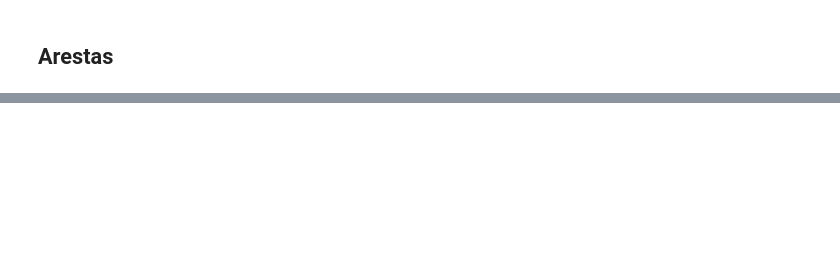
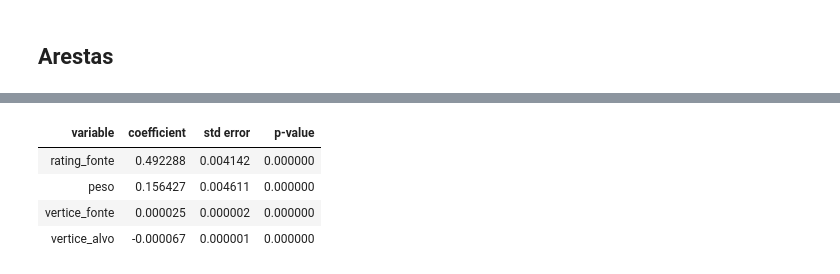
Before and after one commit to JorasOliveira/projeto_redesoc, a Jupyter notebook: projeto.ipynb, the cells around one changed output, grey strips where cells are left out. Drawn from its saved outputs; the diff is of its cells as text; code cells hidden in the pictures; blank space fills up the shorter version.

```diff
--- a/projeto.ipynb
+++ b/projeto.ipynb
@@ -139,0 +283,9 @@ gt_save(g, 'best-books-ever.net.gz')
+# %%
+result = reg.linear(data=peso_df, formula='rating_alvo ~ rating_fonte + peso + vertice_fonte + vertice_alvo')
+result.micro_summary()
+# %% [output]
+| variable | coefficient | std error | p-value |
+| rating_fonte | 0.492288 | 0.004142 | 0.000000 |
+| peso | 0.156427 | 0.004611 | 0.000000 |
+| vertice_fonte | 0.000025 | 0.000002 | 0.000000 |
+| vertice_alvo | -0.000067 | 0.000001 | 0.000000 |
```
Also changed, not shown: parts of 26 cells of this notebook.
